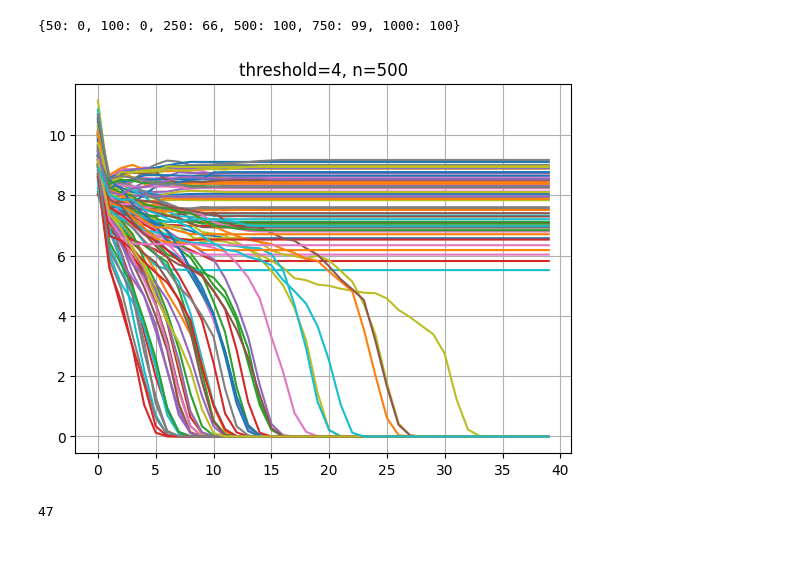
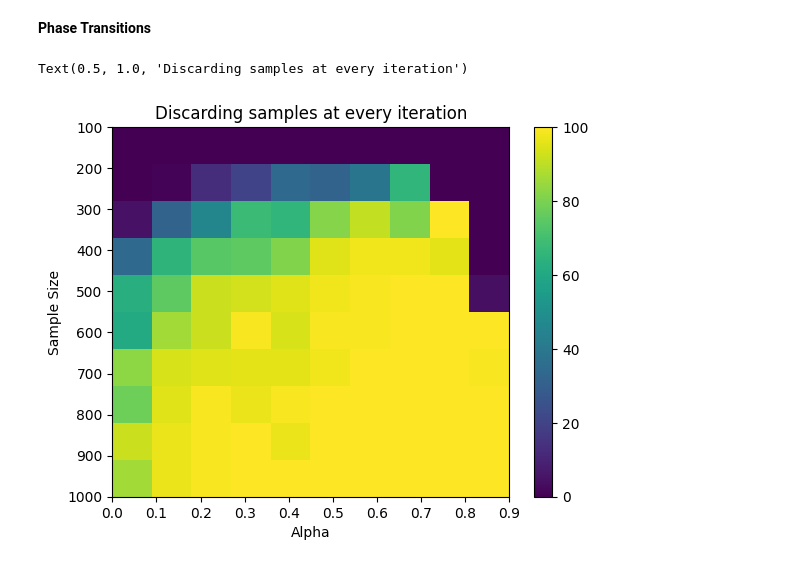
Before and after one commit to gmbabreu/BWGD, a Jupyter notebook: BWGD Discarded Samples.ipynb, the cells around one changed output. Cells and saved outputs as stored; diff of their text form; code cells hidden in the pictures.

Commit message:
phase transitions

```diff
--- a/BWGD Discarded Samples.ipynb
+++ b/BWGD Discarded Samples.ipynb
@@ -94,7 +216,0 @@ convergence_counts(errors, thresholds)
-# %%
-for i in errors[0]:
-    plt.plot(i)
-plt.title(f'Threshold={thresholds[0]}')
-plt.ylim(0,12)
-plt.grid(True)
-plt.show()
@@ -139,29 +217,39 @@ for n in n_vals:
-# %%
-convergence_counts(errors, n_vals)
-# %% [output]
-{50: 0, 100: 0, 250: 66, 500: 100, 750: 99, 1000: 100}
-# %%
-z = 0
-for j in range(1, 101):
-    n= 500
-    # Generate vectors
-    x = np.ones(d)
-    A = np.random.randn(d, n)
-    y = np.square(A.T @ x)
-
-    # Run the algorithm
-    x_hat = bwgd_discard(y, A, 1, 40, 0)
-
-    error = min_error(x_hat, x)
-     # Plot results
-    plt.plot(error)
-    z += error[-1] < 1e-11
-
-
-plt.title(f'threshold=4, n={n}')
-plt.grid(True)
-plt.show()
-z
-# %% [output]
-[figure, removed]
-47
+# %% [markdown]
+**Phase Transitions**
+# %%
+def phase_transition(bwgd_discard, samples, alphas, niter=100, d=50,):
+    # Matrix for convergence in samples x alphas
+    convergence = np.zeros((len(samples), len(alphas)))
+    x_true = np.ones(d)
+
+    for i, n in enumerate(samples):
+        for j, alpha in enumerate(alphas):
+            converged = 0
+            for _ in range(niter):
+                # Generate random samples A and response y
+                A = np.random.randn(d, n)
+                y = (A.T @ x_true)**2
+
+                # Run algorithm
+                x_hat = bwgd_discard(y, A, 1, niter, alpha)
+
+                # Check for convergence
+                if min_error(x_hat, x_true)[-1] < 1e-11:
+                    converged += 1
+
+            convergence[i, j] = converged
+
+    return convergence
+# %%
+samples = np.arange(100, 1100, 100)
+alphas = np.arange(0, 10) * 0.1
+convergence = phase_transition(bwgd_discard_iter, samples, alphas)
+# %%
+im = plt.imshow(convergence, extent=[alphas[0], alphas[-1], samples[-1], samples[0]], aspect='auto')
+plt.colorbar()
+plt.xlabel('Alpha')
+plt.ylabel('Sample Size')
+plt.title('Discarding samples at every iteration')
+# %% [output]
+Text(0.5, 1.0, 'Discarding samples at every iteration')
+[figure, added]
```
Also changed, not shown: parts of 16 cells of this notebook.
